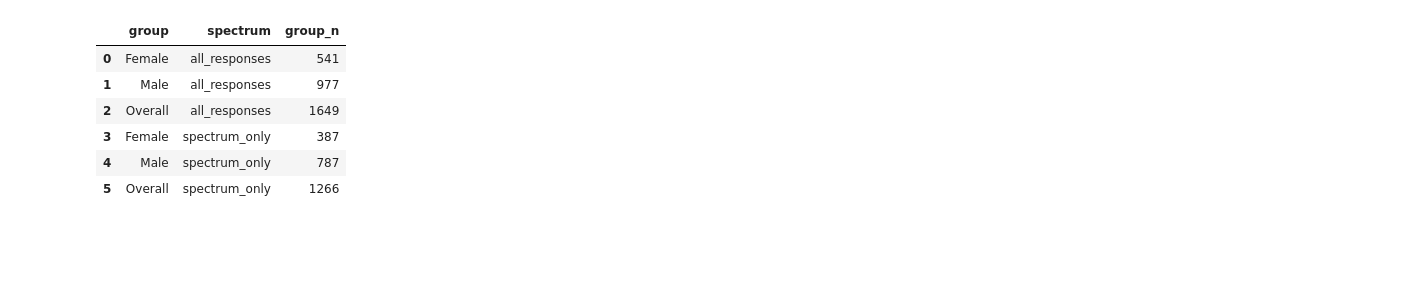
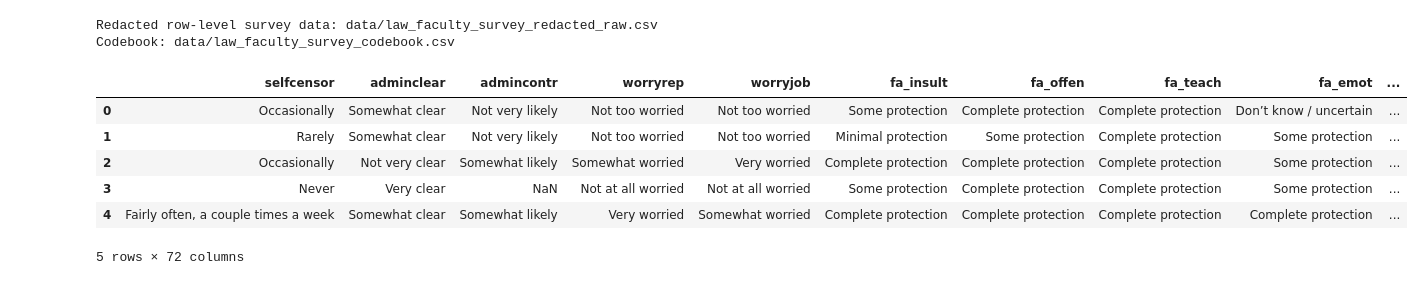
Before and after one commit to chapin-lenthall-cleary/firearticles, a Jupyter notebook: law_teaching/law.ipynb, the cells around one changed output. Saved outputs shown, nothing was run; the diff lists cells and outputs as text; code cells hidden in the pictures; blank space fills up the shorter version.

```diff
--- a/law_teaching/law.ipynb
+++ b/law_teaching/law.ipynb
@@ -215,17 +26,18 @@ Extracted codebook: law_faculty_judges_outputs/law_faculty_judges_codebook.csv
 # %%
-summary = (
-    heatmap_cells[["group", "spectrum", "group_n"]]
-    .drop_duplicates()
-    .sort_values(["spectrum", "group"])
-    .reset_index(drop=True)
-)
-summary
+raw_survey = pd.read_csv(REDACTED_RAW_PATH)
+codebook = pd.read_csv(CODEBOOK_PATH)
+
+print(f"Redacted row-level survey data: {REDACTED_RAW_PATH}")
+print(f"Codebook: {CODEBOOK_PATH}")
+raw_survey.head()
 # %% [output]
+Redacted row-level survey data: data/law_faculty_survey_redacted_raw.csv
+Codebook: data/law_faculty_survey_codebook.csv
-|  | group | spectrum | group_n |
-| 0 | Female | all_responses | 541 |
-| 1 | Male | all_responses | 977 |
-| 2 | Overall | all_responses | 1649 |
-| 3 | Female | spectrum_only | 387 |
-| 4 | Male | spectrum_only | 787 |
-| 5 | Overall | spectrum_only | 1266 |
+|  | selfcensor | adminclear | admincontr | worryrep | worryjob | fa_insult | fa_offen | fa_teach | fa_emot | ... |
+| 0 | Occasionally | Somewhat clear | Not very likely | Not too worried | Not too worried | Some protection | Complete protection | Complete protection | Don’t know / uncertain | ... |
+| 1 | Rarely | Somewhat clear | Not very likely | Not too worried | Not too worried | Minimal protection | Some protection | Complete protection | Some protection | ... |
+| 2 | Occasionally | Not very clear | Somewhat likely | Somewhat worried | Very worried | Complete protection | Complete protection | Complete protection | Some protection | ... |
+| 3 | Never | Very clear | NaN | Not at all worried | Not at all worried | Some protection | Complete protection | Complete protection | Some protection | ... |
+| 4 | Fairly often, a couple times a week | Somewhat clear | Somewhat likely | Very worried | Somewhat worried | Complete protection | Complete protection | Complete protection | Complete protection | ... |
+5 rows × 72 columns
 # %%
```
Also changed, not shown: parts of 13 cells of this notebook, 2 other files.
